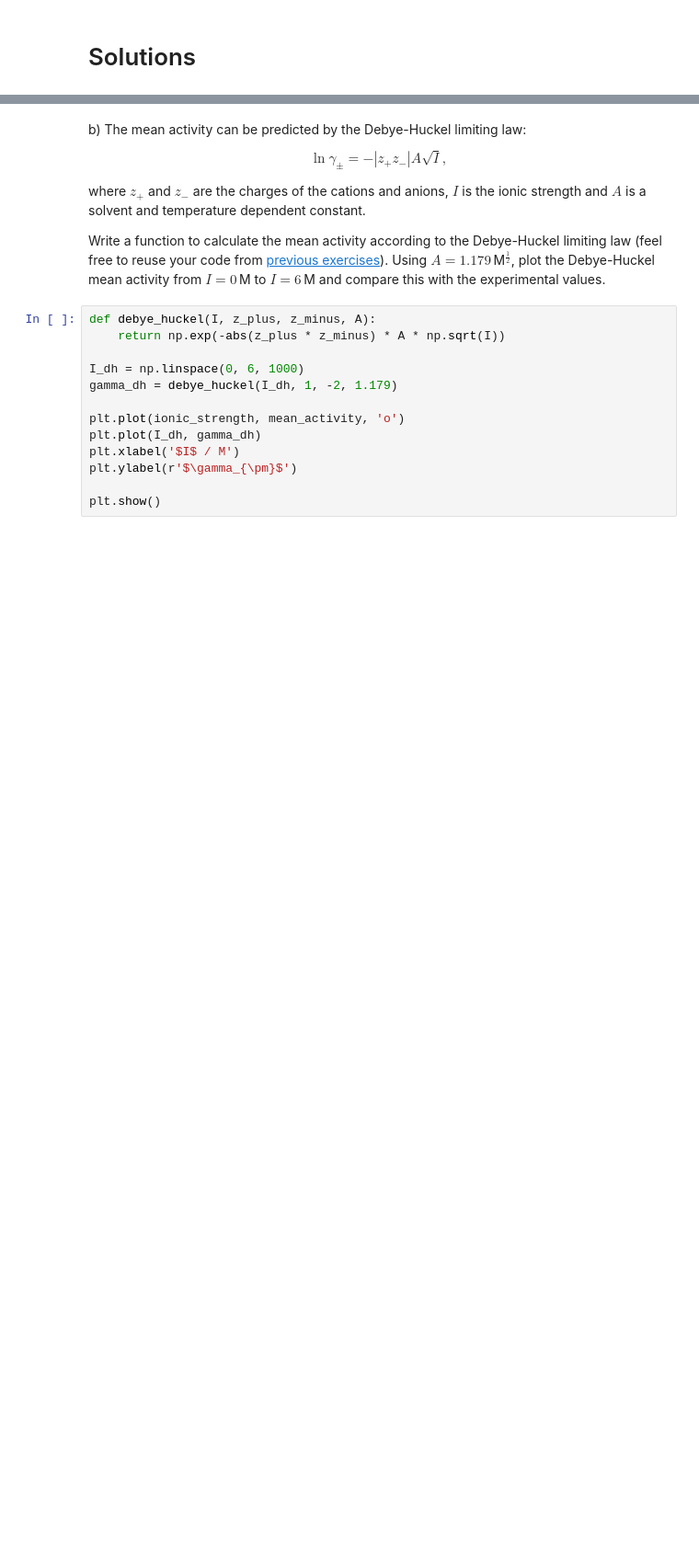
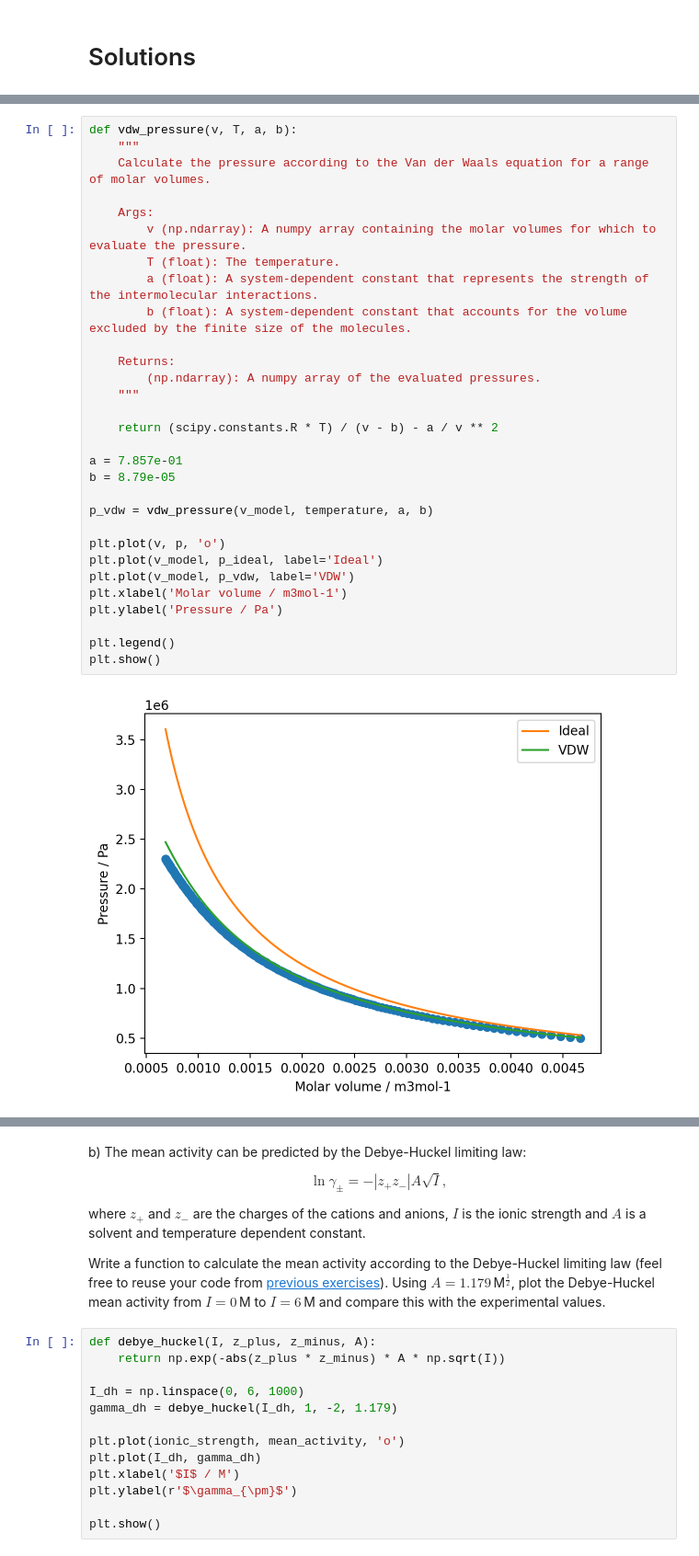
Before and after one commit to pythoninchemistry/ch12004, a Jupyter notebook: CH12004/lab_5/solutions.ipynb, the cells around one changed output, grey strips where cells are left out. Shown: that part at 92% size. Cells and saved outputs as stored; diff of their text form; blank space fills up the shorter version.

```diff
--- a/CH12004/lab_5/solutions.ipynb
+++ b/CH12004/lab_5/solutions.ipynb
@@ -13,0 +74,32 @@ a) Use `matplotlib` to render a scatter plot of the mean activity as a function
+# %%
+def vdw_pressure(v, T, a, b):
+    """
+    Calculate the pressure according to the Van der Waals equation for a range of molar volumes.
+
+    Args:
+        v (np.ndarray): A numpy array containing the molar volumes for which to evaluate the pressure.
+        T (float): The temperature.
+        a (float): A system-dependent constant that represents the strength of the intermolecular interactions.
+        b (float): A system-dependent constant that accounts for the volume excluded by the finite size of the molecules.
+
+    Returns:
+        (np.ndarray): A numpy array of the evaluated pressures.
+    """
+
+    return (scipy.constants.R * T) / (v - b) - a / v ** 2
+
+a = 7.857e-01
+b = 8.79e-05
+
+p_vdw = vdw_pressure(v_model, temperature, a, b)
+
+plt.plot(v, p, 'o')
+plt.plot(v_model, p_ideal, label='Ideal')
+plt.plot(v_model, p_vdw, label='VDW')
+plt.xlabel('Molar volume / m3mol-1')
+plt.ylabel('Pressure / Pa')
+
+plt.legend()
+plt.show()
+# %% [output]
+[figure, added]
```
Also changed, not shown: parts of 15 cells of this notebook.
